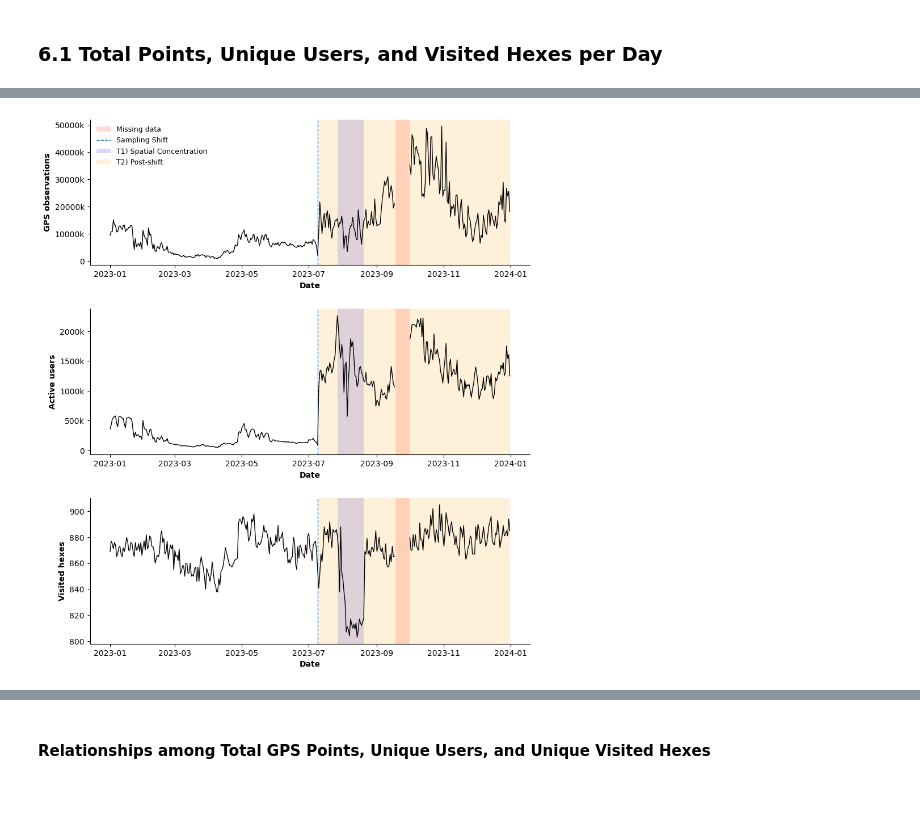
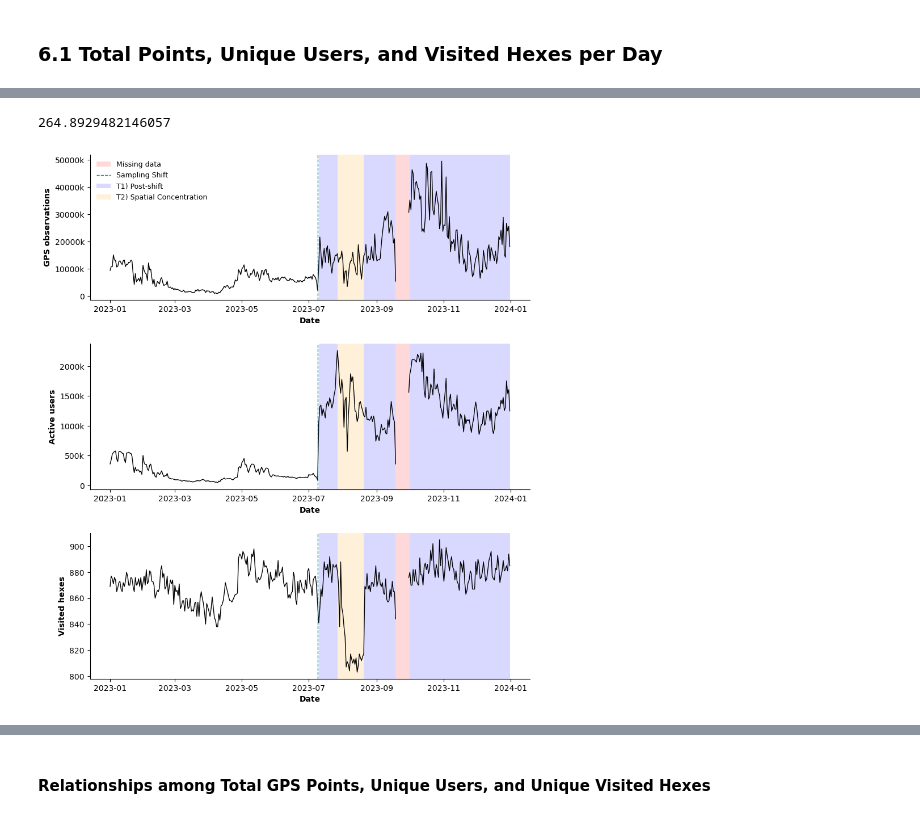
Before and after one commit to worldbank/eca-resilience, a Jupyter notebook: notebooks/Manila_EDA_QA.ipynb, the cells around one changed output, grey strips where cells are left out. Saved outputs shown, nothing was run; the diff lists cells and outputs as text; code cells hidden in the pictures.

```diff
--- a/notebooks/Manila_EDA_QA.ipynb
+++ b/notebooks/Manila_EDA_QA.ipynb
@@ -1487,13 +1453,14 @@ def rel_change(value, base):
 
     return 100*(value-base)/base
 # %%
-rel_change(value=11199454.47, base=2284755.67)
+rel_change(value=21522927.43, base=5898422.41)
+# %% [output]
+264.8929482146057
 # %%
 # The ranges are inclusive, i.e., [a, b]
 dict_out_intervals = {
-    "T1": ["2023-07-27", "2023-08-20"],
-      "T2": ["2023-07-10", "2023-12-31"],
-
+    "T1": ["2023-07-10", "2023-12-31"],
+    "T2": ["2023-07-27", "2023-08-20"],
 }
 
 dict_interval_color = {
@@ -1502,39 +1469,56 @@ dict_interval_color = {
 }
 
 dict_interval_name = {
- "T1":"T1) Spatial Concentration",
-"T2": "T2) Post-shift"}
+ "T2":"T2) Spatial Concentration",
+"T1": "T1) Post-shift"}
 # %%
 fig, axes = plt.subplots(nrows=3, ncols=1, figsize=(10, 12), sharex=False, gridspec_kw={'hspace': 0.3})
 
 x_points, y_points = fill_time_gaps(df_user_daily_summary["date"], df_user_daily_summary["n_points"], freq="D")
 axes[0].plot(x_points, y_points, c="k", linewidth=1)
 axes[0].set_ylabel("GPS observations", weight=600);
 
 x_users, y_users = fill_time_gaps(df_user_daily_summary["date"], df_user_daily_summary["n_users"], freq="D")
 axes[1].plot(x_users, y_users, c="k", linewidth=1)
 axes[1].set_ylabel("Active users", weight=600);
 
 x_hexes, y_hexes = fill_time_gaps(df_spatial_daily_summary["date"], df_spatial_daily_summary["n_hexes_active"], freq="D")
 axes[2].plot(x_hexes, y_hexes, c="k", linewidth=1)
 axes[2].set_ylabel("Visited hexes", weight=600);
 
 for ax in axes:
     ax.set_xlabel("Date", weight=600);
     ax.yaxis.set_major_formatter(mtick.FuncFormatter(thousands_formatter))
 
     ax.axvspan(missing_day_start, missing_day_end, color='red', alpha=0.15, linewidth=0, label="Missing data")
     ax.axvline(pd.to_datetime("2023-07-09"), linestyle="--", linewidth=1, label="Sampling Shift")
 
+    '''
     for interval_name, (interval_start, interval_end) in dict_out_intervals.items():
-        ax.axvspan(pd.to_datetime(interval_end),
-                   pd.to_datetime(interval_start),
+        ax.axvspan(pd.to_datetime(interval_start),
+                   pd.to_datetime(interval_end),
                    color=dict_interval_color[interval_name],
                    alpha=0.15, linewidth=0, label=dict_interval_name[interval_name])
 
+                    "T1": ["2023-07-10", "2023-12-31"],
+    "T2": ["2023-07-27", "2023-08-20"],
+
+    '''
+
+
+
+    # T1
+    ax.axvspan(pd.to_datetime("2023-07-10"), pd.to_datetime("2023-07-26 23:59"), color=dict_interval_color["T1"], alpha=0.15, linewidth=0, label=dict_interval_name["T1"])
+    ax.axvspan(pd.to_datetime("2023-08-20"), pd.to_datetime("2023-09-18"), color=dict_interval_color["T1"], alpha=0.15, linewidth=0)
+    ax.axvspan(pd.to_datetime("2023-10-01"), pd.to_datetime("2023-12-31"), color=dict_interval_color["T1"], alpha=0.15, linewidth=0)
+
+    # T2
+    ax.axvspan(pd.to_datetime(dict_out_intervals["T2"][0]), pd.to_datetime(dict_out_intervals["T2"][1]),
+               color=dict_interval_color["T2"], alpha=0.15, linewidth=0, label=dict_interval_name["T2"])
+
 axes[0].legend(fontsize=9);
 # %% [output]
-[figure, old version]
+[figure, new version]
 # %%
 #### Dynamic version of the previous one (to zoom in)
 plotly_fig = tls.mpl_to_plotly(fig)
```
Also changed, not shown: parts of 89 cells of this notebook, 4 other files.
